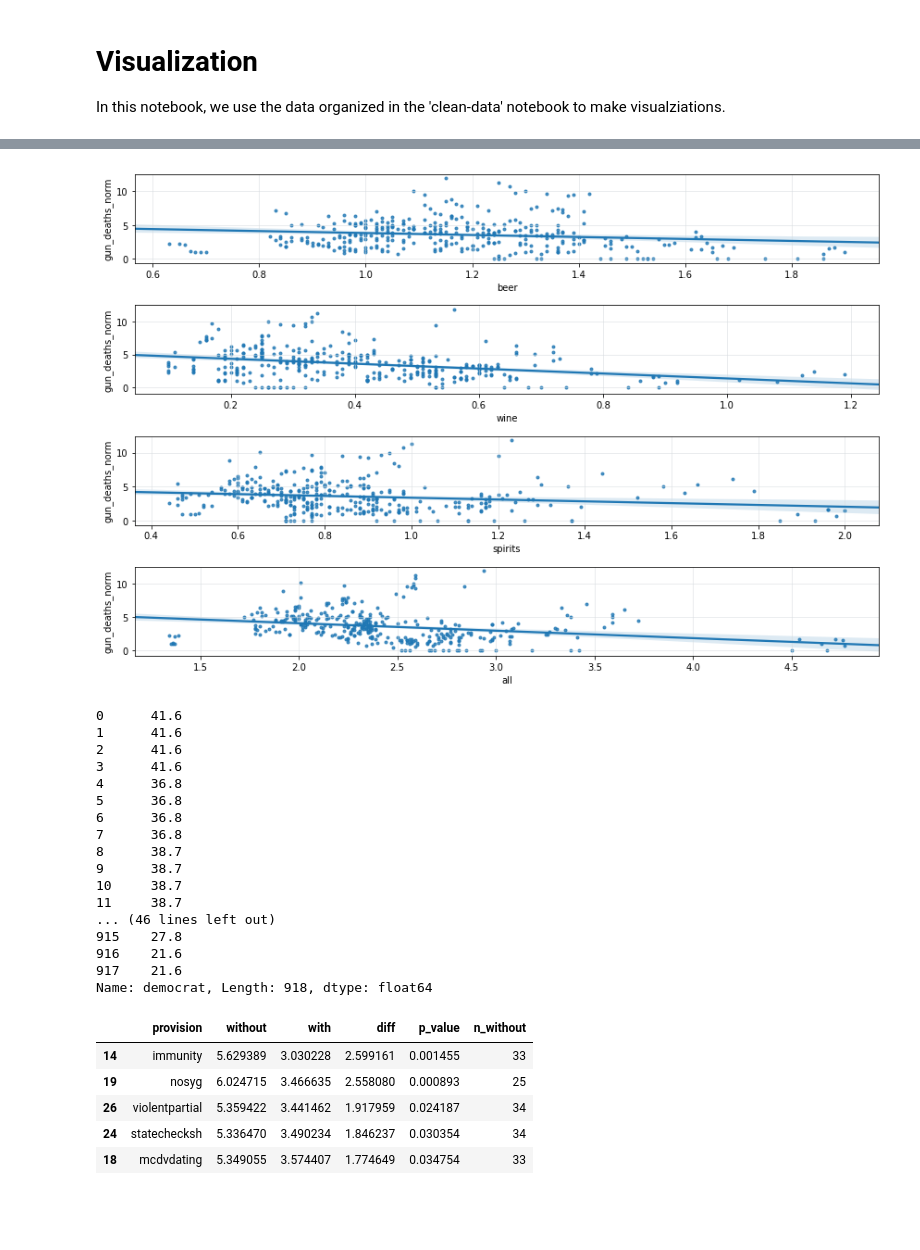
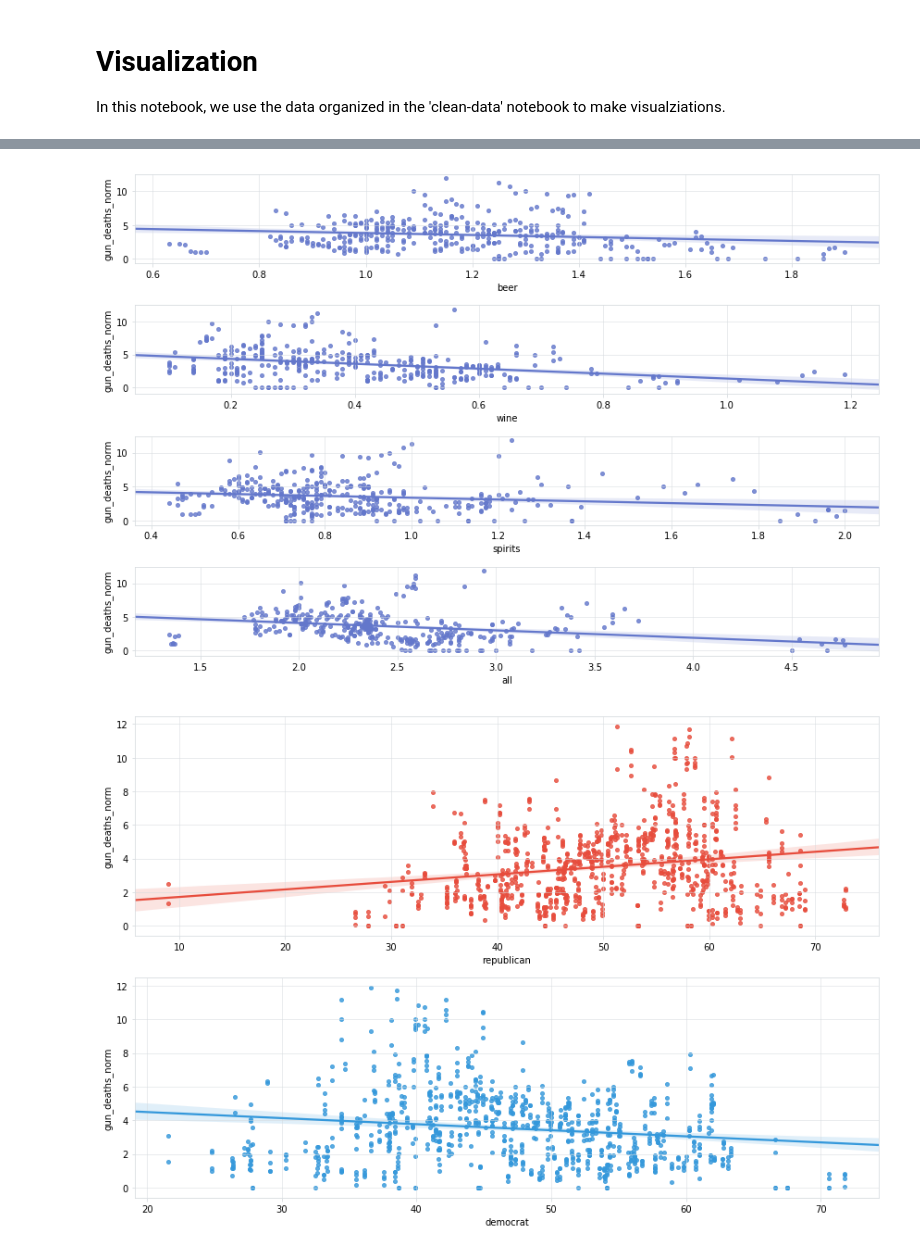
Before and after one commit to jonathanshuai/springboard-capstone1, a Jupyter notebook: visualization.ipynb, the cells around one changed output, grey strips where cells are left out. Saved outputs shown, nothing was run; the diff lists cells and outputs as text; code cells hidden in the pictures; blank space fills up the shorter version.

```diff
--- a/visualization.ipynb
+++ b/visualization.ipynb
@@ -89,40 +110,34 @@ plt.show()
 # %%
 # Plot gun deaths as they relate to alcohol consumption
 to_plot = ['beer', 'wine', 'spirits', 'all']
+n_items = len(to_plot)
 for i, column in enumerate(to_plot):
-    plt.subplot(len(to_plot), 1, i + 1)
+    plt.subplot(n_items, 1, i + 1)
     sns.regplot(overall_df[column], overall_df['gun_deaths_norm'])
-    plt.grid()
+    apply_styling()
 
 plt.tight_layout()
 plt.show()
 # %% [output]
-[figure, old version]
+[figure, new version]
-# %%
-# Plot gun violence as it relates to election results
-annual_df['democrat']
-# %% [output]
-0      41.6
-1      41.6
-2      41.6
-3      41.6
-4      36.8
-5      36.8
-6      36.8
-7      36.8
-8      38.7
-9      38.7
-10     38.7
-11     38.7
-... (46 lines left out)
-915    27.8
-916    21.6
-917    21.6
-Name: democrat, Length: 918, dtype: float64
+# %%
+# Plot gun violence as it relates to election results
+
+# Republican
+plt.subplot(2, 1, 1)
+sns.regplot(annual_df['republican'], annual_df['gun_deaths_norm'], color='#e74c3c')
+apply_styling()
+
+# Democrat
+plt.subplot(2, 1, 2)
+sns.regplot(annual_df['democrat'], annual_df['gun_deaths_norm'], color='#3498db')
+apply_styling()
+
+plt.tight_layout()
+plt.show()
+# %% [output]
+[figure, added]
 # %%
-# Threshold number of states to have a law before we examine it
-threshold = 15
-
 def compare_provisions(annual_df, provisions_df, threshold=15, year=2017):
     """Return a DataFrame containing difference in population normed gun homicides and p_values
 
@@ -171,14 +186,3 @@ def compare_provisions(annual_df, provisions_df, threshold=15, year=2017):
     results_df = results_df.sort_values('diff', ascending=False)
 
     return results_df
-
-
-results = compare_provisions(annual_df, provisions_df, 15, 2017)
-results.head()
-# %% [output]
-|  | provision | without | with | diff | p_value | n_without |
-| 14 | immunity | 5.629389 | 3.030228 | 2.599161 | 0.001455 | 33 |
-| 19 | nosyg | 6.024715 | 3.466635 | 2.558080 | 0.000893 | 25 |
-| 26 | violentpartial | 5.359422 | 3.441462 | 1.917959 | 0.024187 | 34 |
-| 24 | statechecksh | 5.336470 | 3.490234 | 1.846237 | 0.030354 | 34 |
-| 18 | mcdvdating | 5.349055 | 3.574407 | 1.774649 | 0.034754 | 33 |
```
Also changed, not shown: parts of 9 cells of this notebook.
